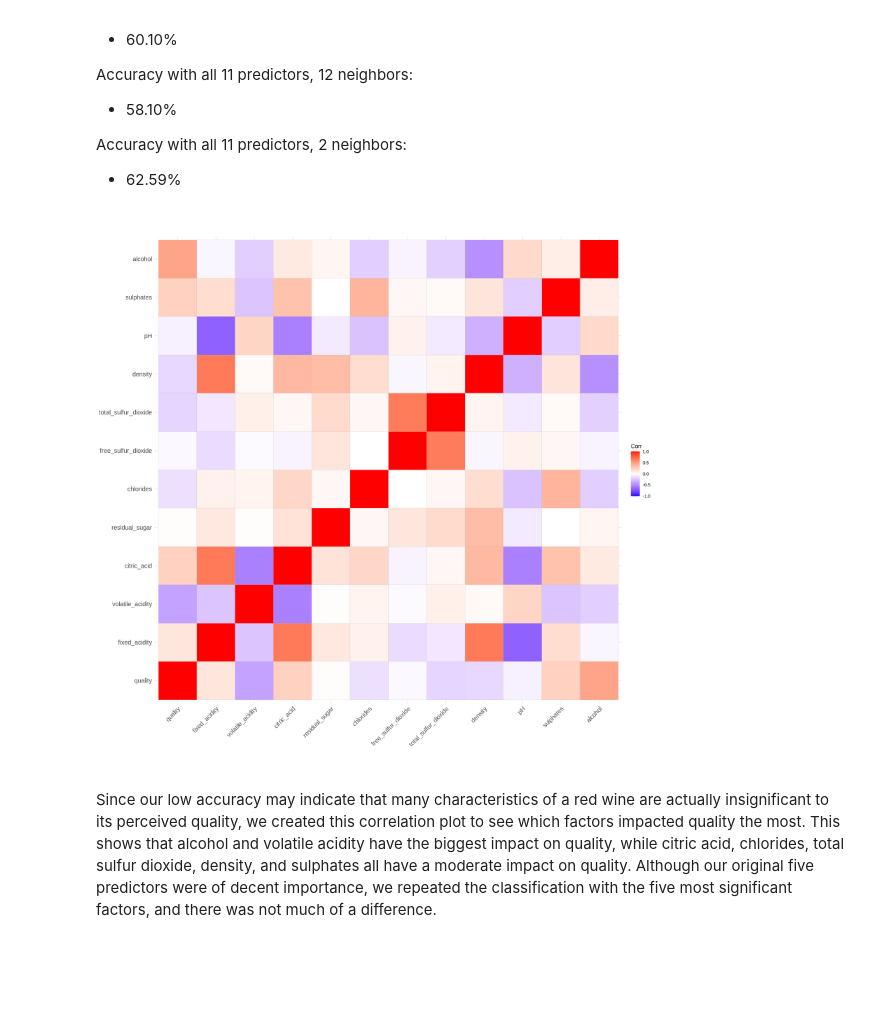
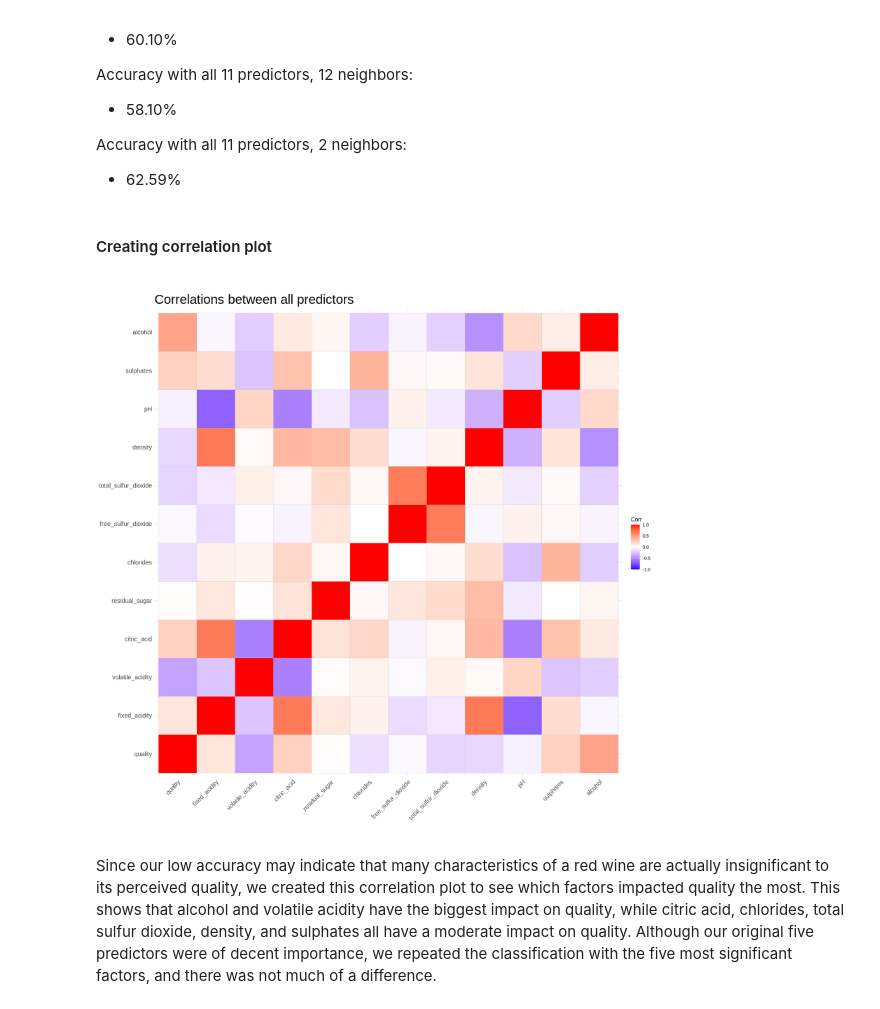
Before and after one commit to farazht/classifying-red-wine-quality, a Jupyter notebook: Group Report.ipynb, the cells around one changed output. Saved outputs shown, nothing was run; the diff lists cells and outputs as text; code cells hidden in the pictures; blank space fills up the shorter version.

Commit message:
formatted everything, fixed text styling & added titles to all plots, some edits and new explanations

```diff
--- a/Group Report.ipynb
+++ b/Group Report.ipynb
@@ -269,14 +294,18 @@ Accuracy with all 11 predictors, 12 neighbors:
 
 Accuracy with all 11 predictors, 2 neighbors:
 * 62.59%
+# %% [markdown]
+#### Creating correlation plot
 # %%
-# creating correlation plot to determine most important factors
+# generating correlation plot to determine most important factors
 redwine_corrplot <- redwine_train_all |>
     mutate(quality = as.numeric(quality)) |>
     select(quality, everything())
 
-ggcorrplot(cor(redwine_corrplot))
+ggcorrplot(cor(redwine_corrplot)) +
+    ggtitle("Correlations between all predictors") +
+    theme(plot.title = element_text(size = 25))
 # %% [output]
-[figure, old version]
+[figure, new version]
 # %% [markdown]
 Since our low accuracy may indicate that many characteristics of a red wine are actually insignificant to its perceived quality, we created this correlation plot to see which factors impacted quality the most. This shows that alcohol and volatile acidity have the biggest impact on quality, while citric acid, chlorides, total sulfur dioxide, density, and sulphates all have a moderate impact on quality. Although our original five predictors were of decent importance, we repeated the classification with the five most significant factors, and there was not much of a difference.
```
Also changed, not shown: parts of 17 cells of this notebook.
